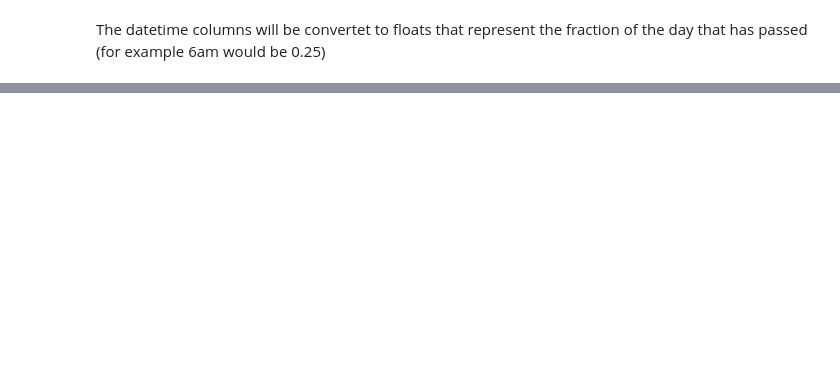
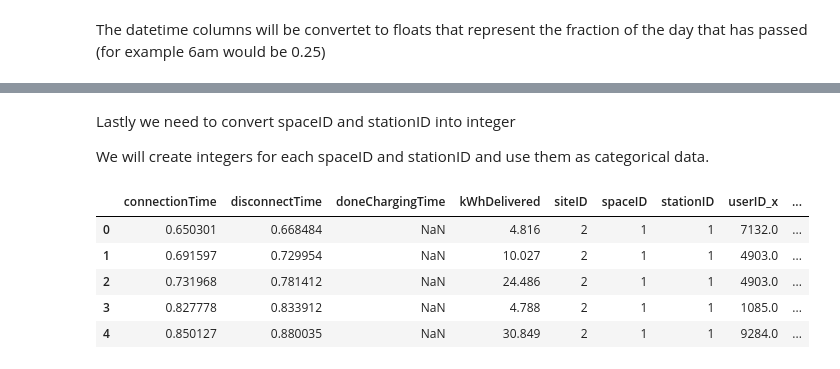
Before and after one commit to Sithkiller3000/AA2024, a Jupyter notebook: neuralnetwork.ipynb, the cells around one changed output, grey strips where cells are left out. Saved outputs shown, nothing was run; the diff lists cells and outputs as text; code cells hidden in the pictures; blank space fills up the shorter version.

Commit message:
progress feature engineering for NN. Also created new cleanData files without column paymentRequired

```diff
--- a/neuralnetwork.ipynb
+++ b/neuralnetwork.ipynb
@@ -71,0 +86,3 @@ df.head()
+# %%
+df["parkDuration"] = df["parkDuration"].dt.total_seconds()
+df.head()
@@ -87,0 +116,20 @@ df
+# %% [markdown]
+Lastly we need to convert spaceID and stationID into integer
+
+We will create integers for each spaceID and stationID and use them as categorical data.
+# %%
+#Count all unique values, then map each to an integer, starting at 1 and then mapping this into the df
+spaceIDs = df["spaceID"].unique()
+spaceIDMap = {value: idx + 1 for idx, value in enumerate(spaceIDs)}
+df["spaceID"] = df["spaceID"].map(spaceIDMap)
+stationIDs = df["stationID"].unique()
+stationIDMap = {value: idx + 1 for idx, value in enumerate(stationIDs)}
+df["stationID"] = df["stationID"].map(stationIDMap)
+df.head()
+# %% [output]
+|  | connectionTime | disconnectTime | doneChargingTime | kWhDelivered | siteID | spaceID | stationID | userID_x | ... |
+| 0 | 0.650301 | 0.668484 | NaN | 4.816 | 2 | 1 | 1 | 7132.0 | ... |
+| 1 | 0.691597 | 0.729954 | NaN | 10.027 | 2 | 1 | 1 | 4903.0 | ... |
+| 2 | 0.731968 | 0.781412 | NaN | 24.486 | 2 | 1 | 1 | 4903.0 | ... |
+| 3 | 0.827778 | 0.833912 | NaN | 4.788 | 2 | 1 | 1 | 1085.0 | ... |
+| 4 | 0.850127 | 0.880035 | NaN | 30.849 | 2 | 1 | 1 | 9284.0 | ... |
```
Also changed, not shown: parts of 7 cells of this notebook, 4 other files.
